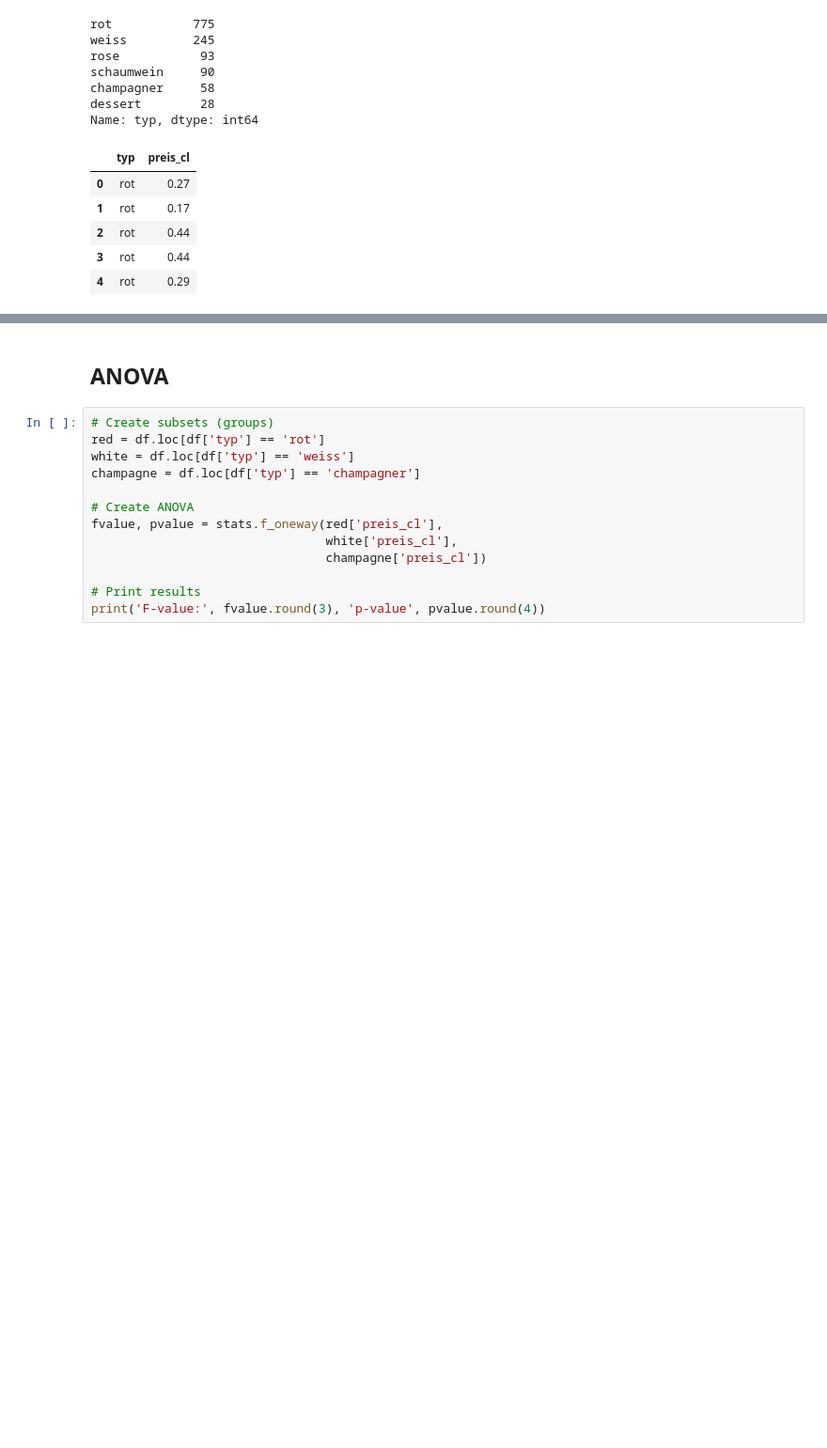
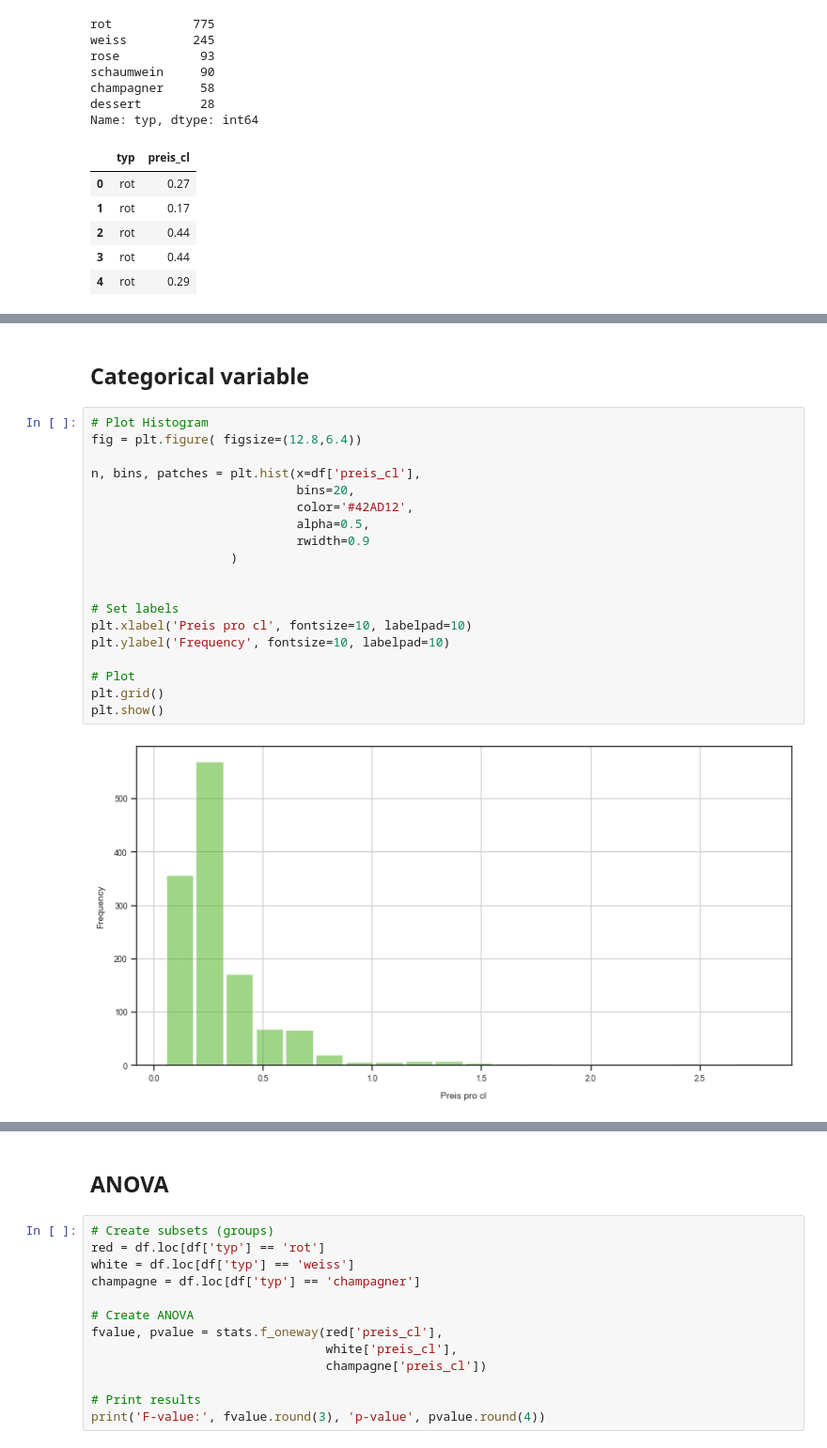
Before and after one commit to TobiasFatzer/data_analytics_final_project, a Jupyter notebook: 02_data_analyzation.ipynb, the cells around one changed output, grey strips where cells are left out. Shown: that part at 94% size. Saved outputs shown, nothing was run; the diff lists cells and outputs as text; blank space fills up the shorter version.

```diff
--- a/02_data_analyzation.ipynb
+++ b/02_data_analyzation.ipynb
@@ -68,0 +71,23 @@ plt.show()
+# %% [markdown]
+## Categorical variable
+# %%
+# Plot Histogram
+fig = plt.figure( figsize=(12.8,6.4))
+
+n, bins, patches = plt.hist(x=df['preis_cl'],
+                            bins=20,
+                            color='#42AD12',
+                            alpha=0.5,
+                            rwidth=0.9
+                   )
+
+
+# Set labels
+plt.xlabel('Preis pro cl', fontsize=10, labelpad=10)
+plt.ylabel('Frequency', fontsize=10, labelpad=10)
+
+# Plot
+plt.grid()
+plt.show()
+# %% [output]
+[figure, added]
```
Also changed, not shown: parts of 12 cells of this notebook.
